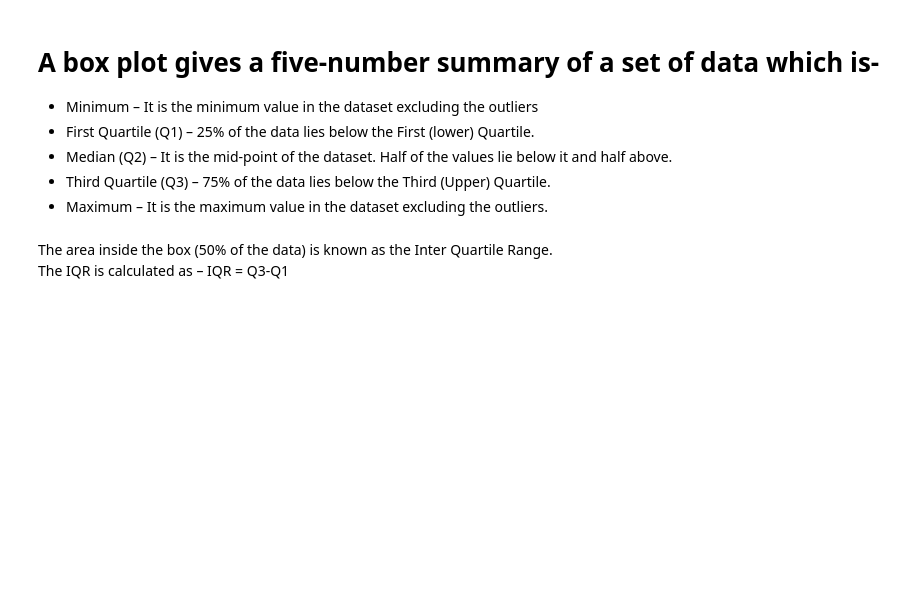
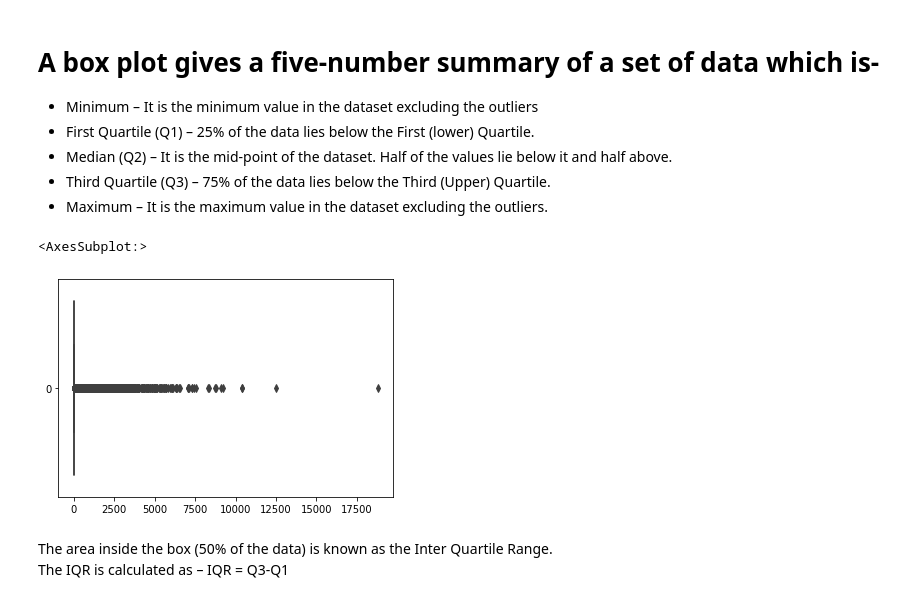
Before and after one commit to Rahul-Thakur30/newton_school_ms-iu-data-science-april-2022-groot, a Jupyter notebook: correlation_and_boxplots.ipynb, the cells around one changed output. Drawn from its saved outputs; the diff is of its cells as text; code cells hidden in the pictures; blank space fills up the shorter version.

```diff
--- a/correlation_and_boxplots.ipynb
+++ b/correlation_and_boxplots.ipynb
@@ -31,6 +55,11 @@ df = pd.read_csv('csv/r_dataisbeautiful_posts.csv')
 - Median (Q2) – It is the mid-point of the dataset. Half of the values lie below it and half above.
 - Third Quartile (Q3) – 75% of the data lies below the Third (Upper) Quartile.
 - Maximum – It is the maximum value in the dataset excluding the outliers.
+# %%
+sns.boxplot(df.num_comments,orient='h')
+# %% [output]
+<AxesSubplot:>
+[figure, added]
 # %% [markdown]
 The area inside the box (50% of the data) is known as the Inter Quartile Range.<br> The IQR is calculated as –
 IQR = Q3-Q1
```
Also changed, not shown: parts of 13 cells of this notebook, 1 other file.
